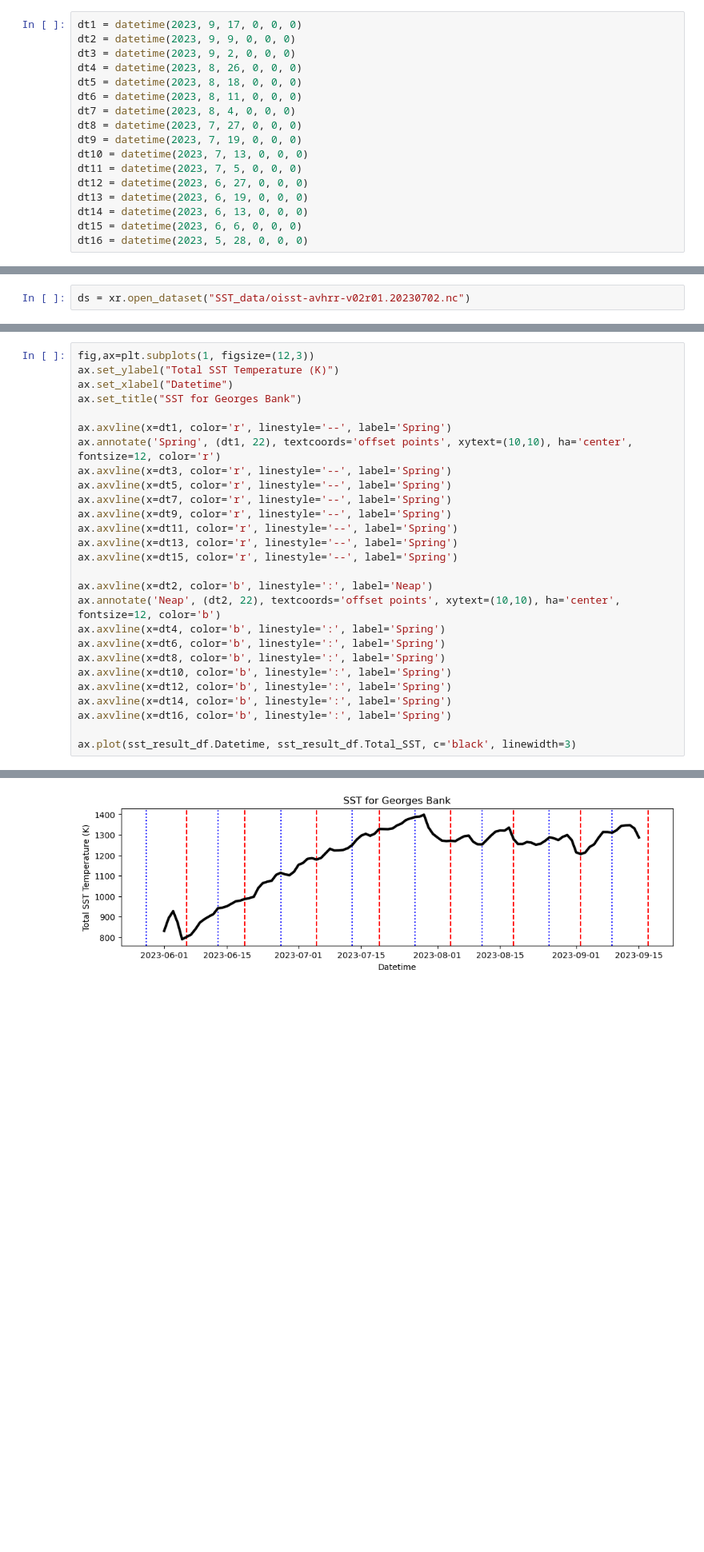
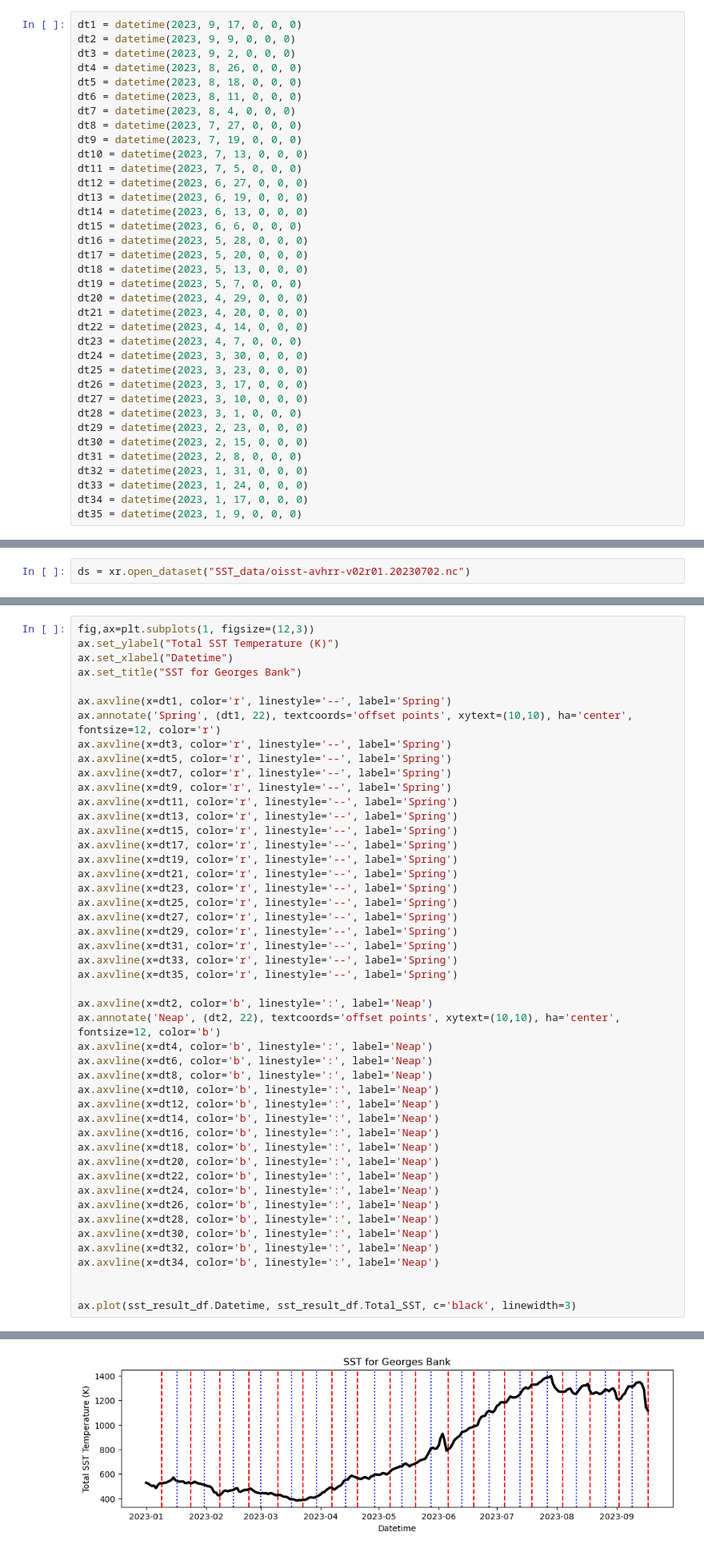
Before and after one commit to jesseturner/FalseLowClouds, a Jupyter notebook: Case_Studies/Georges_Bank/Visualize_georges_bank.ipynb, the cells around one changed output, grey strips where cells are left out. Shown at 80% size. Cells and saved outputs as stored; diff of their text form; blank space fills up the shorter version.

Commit message:
Comparing spring tides to the nearest neap tides

```diff
--- a/Case_Studies/Georges_Bank/Visualize_georges_bank.ipynb
+++ b/Case_Studies/Georges_Bank/Visualize_georges_bank.ipynb
@@ -89,6 +89,25 @@ dt13 = datetime(2023, 6, 19, 0, 0, 0)
 dt14 = datetime(2023, 6, 13, 0, 0, 0)
 dt15 = datetime(2023, 6, 6, 0, 0, 0)
 dt16 = datetime(2023, 5, 28, 0, 0, 0)
+dt17 = datetime(2023, 5, 20, 0, 0, 0)
+dt18 = datetime(2023, 5, 13, 0, 0, 0)
+dt19 = datetime(2023, 5, 7, 0, 0, 0)
+dt20 = datetime(2023, 4, 29, 0, 0, 0)
+dt21 = datetime(2023, 4, 20, 0, 0, 0)
+dt22 = datetime(2023, 4, 14, 0, 0, 0)
+dt23 = datetime(2023, 4, 7, 0, 0, 0)
+dt24 = datetime(2023, 3, 30, 0, 0, 0)
+dt25 = datetime(2023, 3, 23, 0, 0, 0)
+dt26 = datetime(2023, 3, 17, 0, 0, 0)
+dt27 = datetime(2023, 3, 10, 0, 0, 0)
+dt28 = datetime(2023, 3, 1, 0, 0, 0)
+dt29 = datetime(2023, 2, 23, 0, 0, 0)
+dt30 = datetime(2023, 2, 15, 0, 0, 0)
+dt31 = datetime(2023, 2, 8, 0, 0, 0)
+dt32 = datetime(2023, 1, 31, 0, 0, 0)
+dt33 = datetime(2023, 1, 24, 0, 0, 0)
+dt34 = datetime(2023, 1, 17, 0, 0, 0)
+dt35 = datetime(2023, 1, 9, 0, 0, 0)
 # %%
 fig,ax=plt.subplots(1, figsize=(12,3))
 ax.set_ylabel("Total Temperature Difference (K)")
@@ -175,33 +194,53 @@ for file_path in nc_files:
 # %%
 fig,ax=plt.subplots(1, figsize=(12,3))
 ax.set_ylabel("Total SST Temperature (K)")
 ax.set_xlabel("Datetime")
 ax.set_title("SST for Georges Bank")
 
 ax.axvline(x=dt1, color='r', linestyle='--', label='Spring')
 ax.annotate('Spring', (dt1, 22), textcoords='offset points', xytext=(10,10), ha='center', fontsize=12, color='r')
 ax.axvline(x=dt3, color='r', linestyle='--', label='Spring')
 ax.axvline(x=dt5, color='r', linestyle='--', label='Spring')
 ax.axvline(x=dt7, color='r', linestyle='--', label='Spring')
 ax.axvline(x=dt9, color='r', linestyle='--', label='Spring')
 ax.axvline(x=dt11, color='r', linestyle='--', label='Spring')
 ax.axvline(x=dt13, color='r', linestyle='--', label='Spring')
 ax.axvline(x=dt15, color='r', linestyle='--', label='Spring')
+ax.axvline(x=dt17, color='r', linestyle='--', label='Spring')
+ax.axvline(x=dt19, color='r', linestyle='--', label='Spring')
+ax.axvline(x=dt21, color='r', linestyle='--', label='Spring')
+ax.axvline(x=dt23, color='r', linestyle='--', label='Spring')
+ax.axvline(x=dt25, color='r', linestyle='--', label='Spring')
+ax.axvline(x=dt27, color='r', linestyle='--', label='Spring')
+ax.axvline(x=dt29, color='r', linestyle='--', label='Spring')
+ax.axvline(x=dt31, color='r', linestyle='--', label='Spring')
+ax.axvline(x=dt33, color='r', linestyle='--', label='Spring')
+ax.axvline(x=dt35, color='r', linestyle='--', label='Spring')
 
 ax.axvline(x=dt2, color='b', linestyle=':', label='Neap')
 ax.annotate('Neap', (dt2, 22), textcoords='offset points', xytext=(10,10), ha='center', fontsize=12, color='b')
-ax.axvline(x=dt4, color='b', linestyle=':', label='Spring')
-ax.axvline(x=dt6, color='b', linestyle=':', label='Spring')
-ax.axvline(x=dt8, color='b', linestyle=':', label='Spring')
-ax.axvline(x=dt10, color='b', linestyle=':', label='Spring')
-ax.axvline(x=dt12, color='b', linestyle=':', label='Spring')
-ax.axvline(x=dt14, color='b', linestyle=':', label='Spring')
-ax.axvline(x=dt16, color='b', linestyle=':', label='Spring')
+ax.axvline(x=dt4, color='b', linestyle=':', label='Neap')
+ax.axvline(x=dt6, color='b', linestyle=':', label='Neap')
+ax.axvline(x=dt8, color='b', linestyle=':', label='Neap')
+ax.axvline(x=dt10, color='b', linestyle=':', label='Neap')
+ax.axvline(x=dt12, color='b', linestyle=':', label='Neap')
+ax.axvline(x=dt14, color='b', linestyle=':', label='Neap')
+ax.axvline(x=dt16, color='b', linestyle=':', label='Neap')
+ax.axvline(x=dt18, color='b', linestyle=':', label='Neap')
+ax.axvline(x=dt20, color='b', linestyle=':', label='Neap')
+ax.axvline(x=dt22, color='b', linestyle=':', label='Neap')
+ax.axvline(x=dt24, color='b', linestyle=':', label='Neap')
+ax.axvline(x=dt26, color='b', linestyle=':', label='Neap')
+ax.axvline(x=dt28, color='b', linestyle=':', label='Neap')
+ax.axvline(x=dt30, color='b', linestyle=':', label='Neap')
+ax.axvline(x=dt32, color='b', linestyle=':', label='Neap')
+ax.axvline(x=dt34, color='b', linestyle=':', label='Neap')
+
 
 ax.plot(sst_result_df.Datetime, sst_result_df.Total_SST, c='black', linewidth=3)
 # %% [output]
 [<matplotlib.lines.Line2D at 0x...>]
-[figure, old version]
+[figure, new version]
 # %% [markdown]
 Calculate the SST anomaly
 # %%
```
Also changed, not shown: parts of 6 cells of this notebook, 1 other file.
